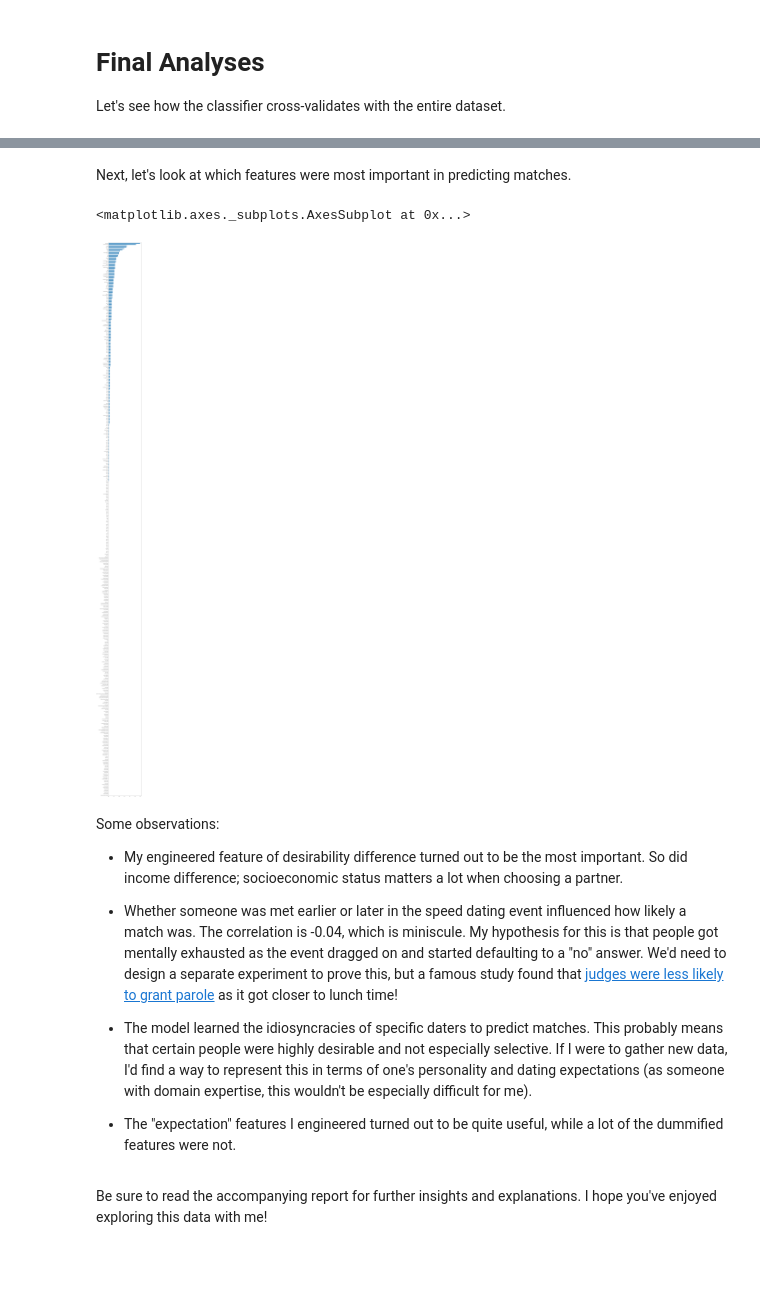
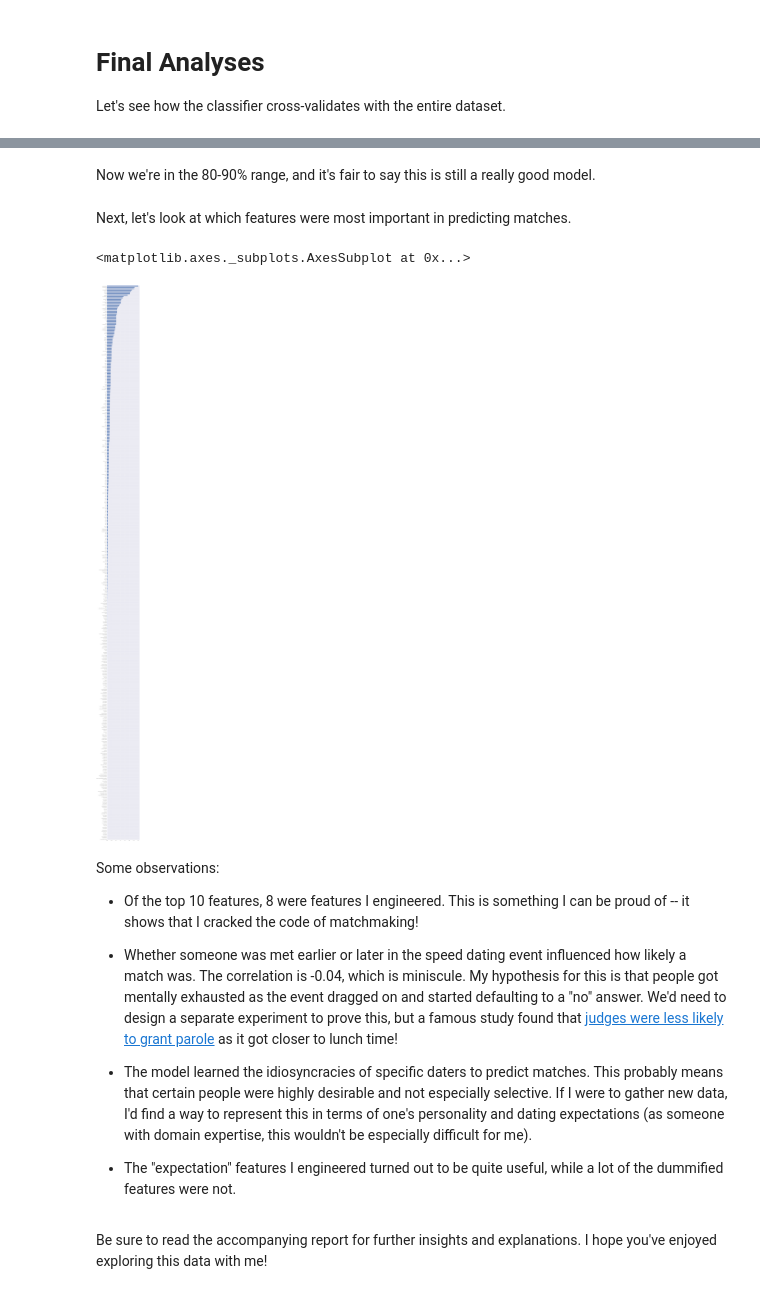
Before and after one commit to vincefav/speed-dating, a Jupyter notebook: Speed dating v2.ipynb, the cells around one changed output, grey strips where cells are left out. Drawn from its saved outputs; the diff is of its cells as text; code cells hidden in the pictures; blank space fills up the shorter version.

```diff
--- a/Speed dating v2.ipynb
+++ b/Speed dating v2.ipynb
@@ -984,23 +1044,24 @@ Mine scores around 75%, so it's actually a pretty good model by ROC standards!
+# %% [markdown]
+Now we're in the 80-90% range, and it's fair to say this is still a really good model.
 # %% [markdown]
 Next, let's look at which features were most important in predicting matches.
 # %%
 # For simplicity's sake, we'll train a new XGBoost classifier
 xg = XGBClassifier(max_depth=12, n_estimators=400).fit(x,y)
-xg = grid.best_estimator_
 
 fig, ax = plt.subplots(figsize=(12, len(x.columns)//2))
 
 importances = pd.Series(xg.feature_importances_,
                         index=x.columns).sort_values(ascending=True)
 
 importances.plot.barh()
 # %% [output]
 <matplotlib.axes._subplots.AxesSubplot at 0x...>
-[figure, old version]
+[figure, new version]
 # %% [markdown]
 Some observations:
 
-- My engineered feature of desirability difference turned out to be the most important. So did income difference; socioeconomic status matters a lot when choosing a partner.
+- Of the top 10 features, 8 were features I engineered. This is something I can be proud of -- it shows that I cracked the code of matchmaking!
 
 - Whether someone was met earlier or later in the speed dating event influenced how likely a match was. The correlation is -0.04, which is miniscule. My hypothesis for this is that people got mentally exhausted as the event dragged on and started defaulting to a "no" answer. We'd need to design a separate experiment to prove this, but a famous study found that [judges were less likely to grant parole](https://www.wired.com/2011/04/judges-mental-fatigue/) as it got closer to lunch time!
 
```
Also changed, not shown: parts of 12 cells of this notebook.
